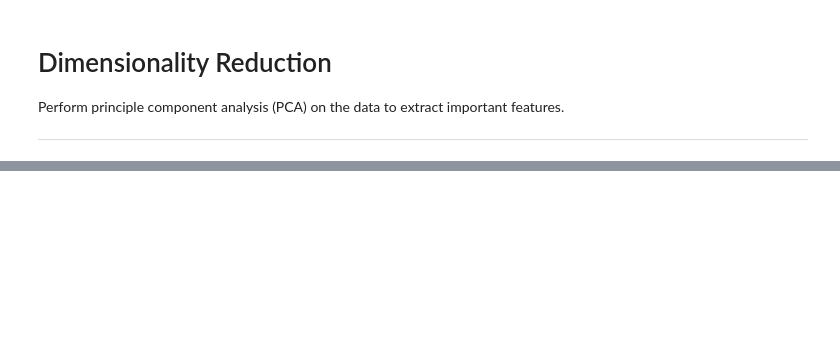
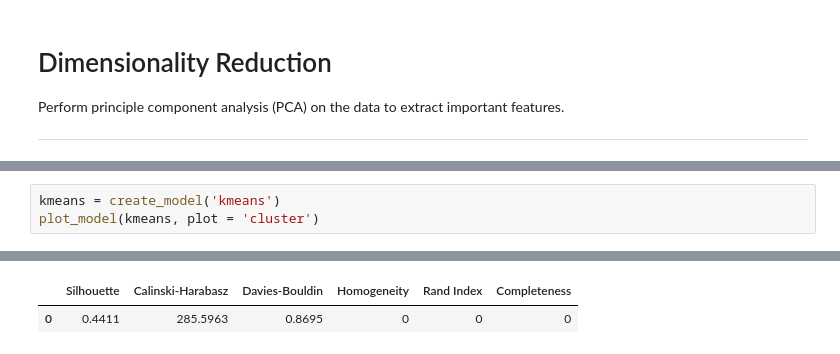
Before and after one commit to cjense/seasonal-icevelocity-prediction, a Jupyter notebook: notebooks/5_dimensionality_reduction.ipynb, the cells around one changed output, grey strips where cells are left out. Drawn from its saved outputs; the diff is of its cells as text; blank space fills up the shorter version.

```diff
--- a/notebooks/5_dimensionality_reduction.ipynb
+++ b/notebooks/5_dimensionality_reduction.ipynb
@@ -84,0 +86,4 @@ plt.ylabel('cumulative explained variance');
+# %%
+kmeans = create_model('kmeans')
+plot_model(kmeans, plot = 'cluster')
+# %% [output]
@@ -84,0 +91,2 @@ plt.ylabel('cumulative explained variance');
+|  | Silhouette | Calinski-Harabasz | Davies-Bouldin | Homogeneity | Rand Index | Completeness |
+| 0 | 0.4411 | 285.5963 | 0.8695 | 0 | 0 | 0 |
```
Also changed, not shown: parts of 18 cells of this notebook.
